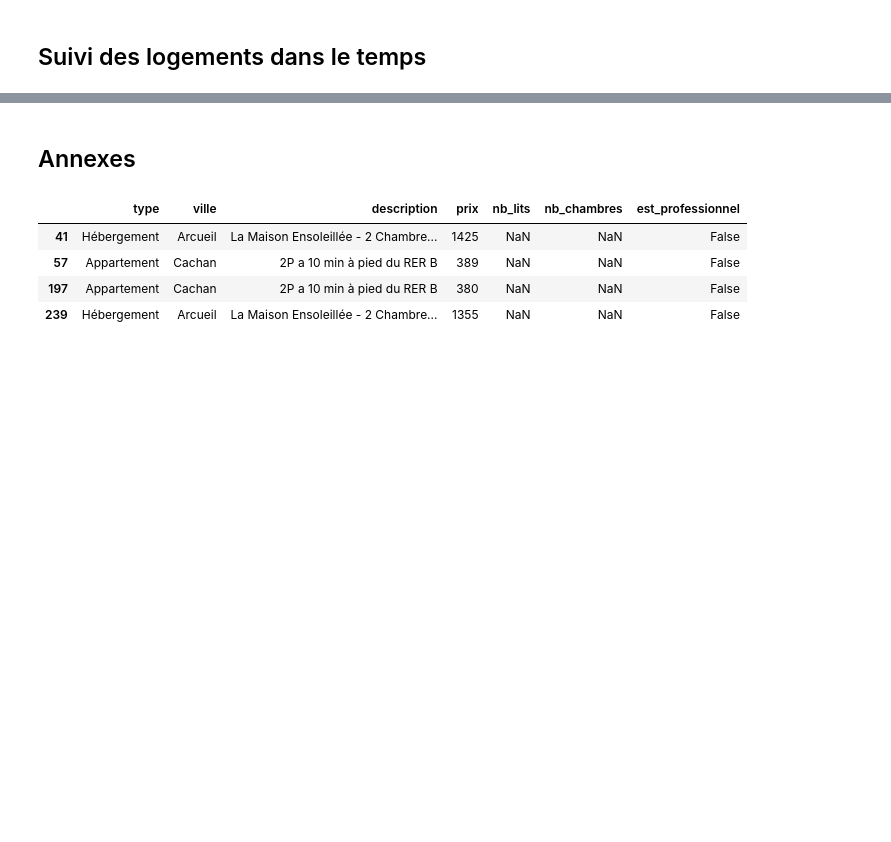
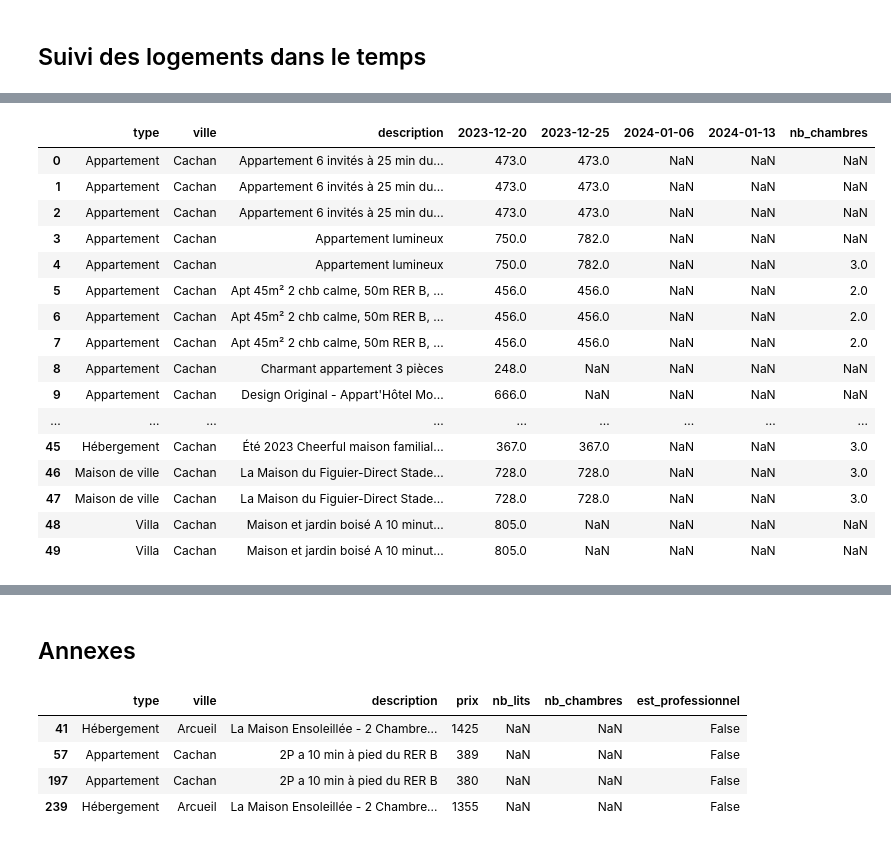
Before and after one commit to PierreDesmet/AirBNB_JO_2024, a Jupyter notebook: Analyses.ipynb, the cells around one changed output, grey strips where cells are left out. Cells and saved outputs as stored; diff of their text form; code cells hidden in the pictures; blank space fills up the shorter version.

```diff
--- a/Analyses.ipynb
+++ b/Analyses.ipynb
@@ -107,0 +108,30 @@ gb
+# %%
+# Ceux qui ont l'air d'avoir loué
+# (ils n'apparaissent plus depuis au moins deux scrapings)
+nb = 2
+last_cols = gb.columns[-nb:].tolist()
+cond = gb[last_cols].isnull().sum(axis=1) == nb
+loués = gb[cond].reset_index()
+pd.merge(
+    loués[loués.ville == 'Cachan'],
+    df[clé + ['nb_chambres']],
+    on=clé, how='inner'
+)
+# %% [output]
+|  | type | ville | description | 2023-12-20 | 2023-12-25 | 2024-01-06 | 2024-01-13 | nb_chambres |
+| 0 | Appartement | Cachan | Appartement 6 invités à 25 min du... | 473.0 | 473.0 | NaN | NaN | NaN |
+| 1 | Appartement | Cachan | Appartement 6 invités à 25 min du... | 473.0 | 473.0 | NaN | NaN | NaN |
+| 2 | Appartement | Cachan | Appartement 6 invités à 25 min du... | 473.0 | 473.0 | NaN | NaN | NaN |
+| 3 | Appartement | Cachan | Appartement lumineux | 750.0 | 782.0 | NaN | NaN | NaN |
+| 4 | Appartement | Cachan | Appartement lumineux | 750.0 | 782.0 | NaN | NaN | 3.0 |
+| 5 | Appartement | Cachan | Apt 45m² 2 chb calme, 50m RER B, ... | 456.0 | 456.0 | NaN | NaN | 2.0 |
+| 6 | Appartement | Cachan | Apt 45m² 2 chb calme, 50m RER B, ... | 456.0 | 456.0 | NaN | NaN | 2.0 |
+| 7 | Appartement | Cachan | Apt 45m² 2 chb calme, 50m RER B, ... | 456.0 | 456.0 | NaN | NaN | 2.0 |
+| 8 | Appartement | Cachan | Charmant appartement 3 pièces | 248.0 | NaN | NaN | NaN | NaN |
+| 9 | Appartement | Cachan | Design Original - Appart'Hôtel Mo... | 666.0 | NaN | NaN | NaN | NaN |
+| ... | ... | ... | ... | ... | ... | ... | ... | ... |
+| 45 | Hébergement | Cachan | Été 2023 Cheerful maison familial... | 367.0 | 367.0 | NaN | NaN | 3.0 |
+| 46 | Maison de ville | Cachan | La Maison du Figuier-Direct Stade... | 728.0 | 728.0 | NaN | NaN | 3.0 |
+| 47 | Maison de ville | Cachan | La Maison du Figuier-Direct Stade... | 728.0 | 728.0 | NaN | NaN | 3.0 |
+| 48 | Villa | Cachan | Maison et jardin boisé A 10 minut... | 805.0 | NaN | NaN | NaN | NaN |
+| 49 | Villa | Cachan | Maison et jardin boisé A 10 minut... | 805.0 | NaN | NaN | NaN | NaN |
```
Also changed, not shown: parts of 10 cells of this notebook, 2 other files.
